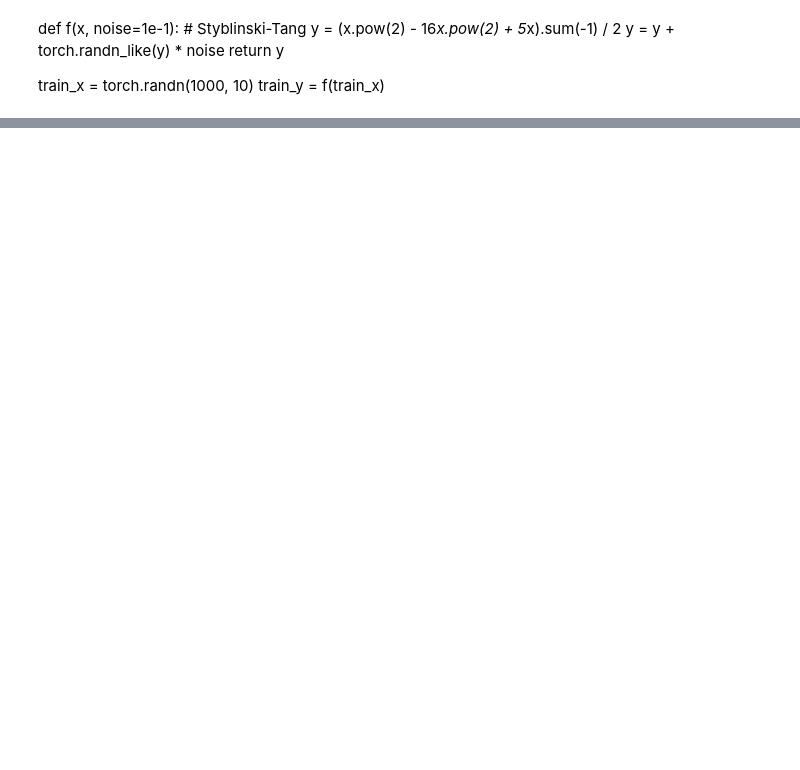
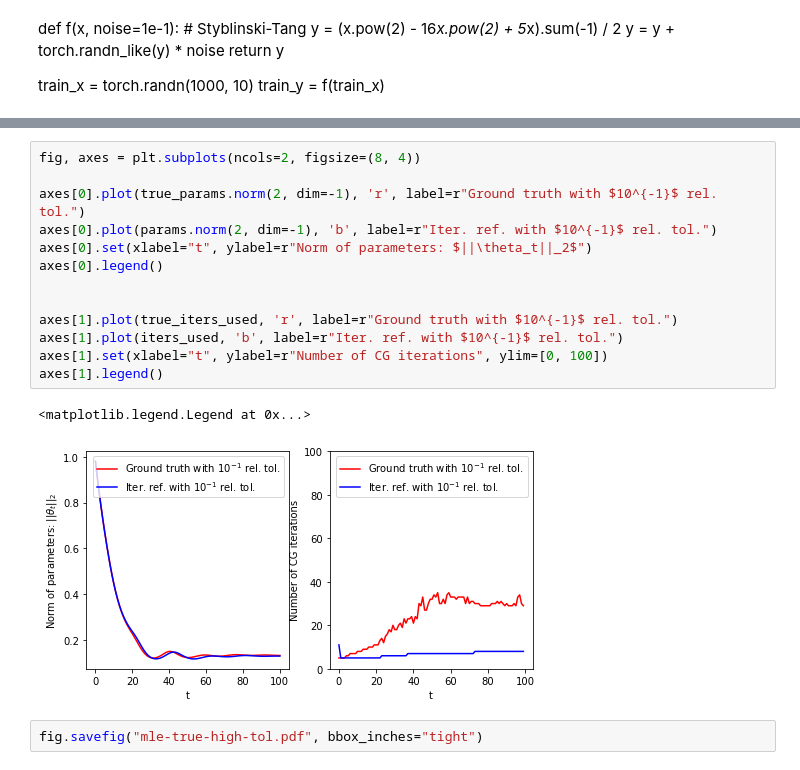
Before and after one commit to cornellius-gp/gpytorch, a Jupyter notebook: examples/01_Exact_GPs/Simple_GP_Regression.ipynb, the cells around one changed output, grey strips where cells are left out. Saved outputs shown, nothing was run; the diff lists cells and outputs as text; blank space fills up the shorter version.

```diff
--- a/examples/01_Exact_GPs/Simple_GP_Regression.ipynb
+++ b/examples/01_Exact_GPs/Simple_GP_Regression.ipynb
@@ -156,3 +319,21 @@ Iter 100/100 - Loss: 1.354   lengthscale: 0.133   noise: 0.010
+# %%
+fig, axes = plt.subplots(ncols=2, figsize=(8, 4))
+
+axes[0].plot(true_params.norm(2, dim=-1), 'r', label=r"Ground truth with $10^{-1}$ rel. tol.")
+axes[0].plot(params.norm(2, dim=-1), 'b', label=r"Iter. ref. with $10^{-1}$ rel. tol.")
+axes[0].set(xlabel="t", ylabel=r"Norm of parameters: $||\theta_t||_2$")
+axes[0].legend()
+
+
+axes[1].plot(true_iters_used, 'r', label=r"Ground truth with $10^{-1}$ rel. tol.")
+axes[1].plot(iters_used, 'b', label=r"Iter. ref. with $10^{-1}$ rel. tol.")
+axes[1].set(xlabel="t", ylabel=r"Number of CG iterations", ylim=[0, 100])
+axes[1].legend()
+# %% [output]
+<matplotlib.legend.Legend at 0x...>
+[figure, added]
+# %%
+fig.savefig("mle-true-high-tol.pdf", bbox_inches="tight")
 # %%
 # Get into evaluation (predictive posterior) mode
 model.eval()
```
Also changed, not shown: parts of 16 cells of this notebook, 1 other file.
